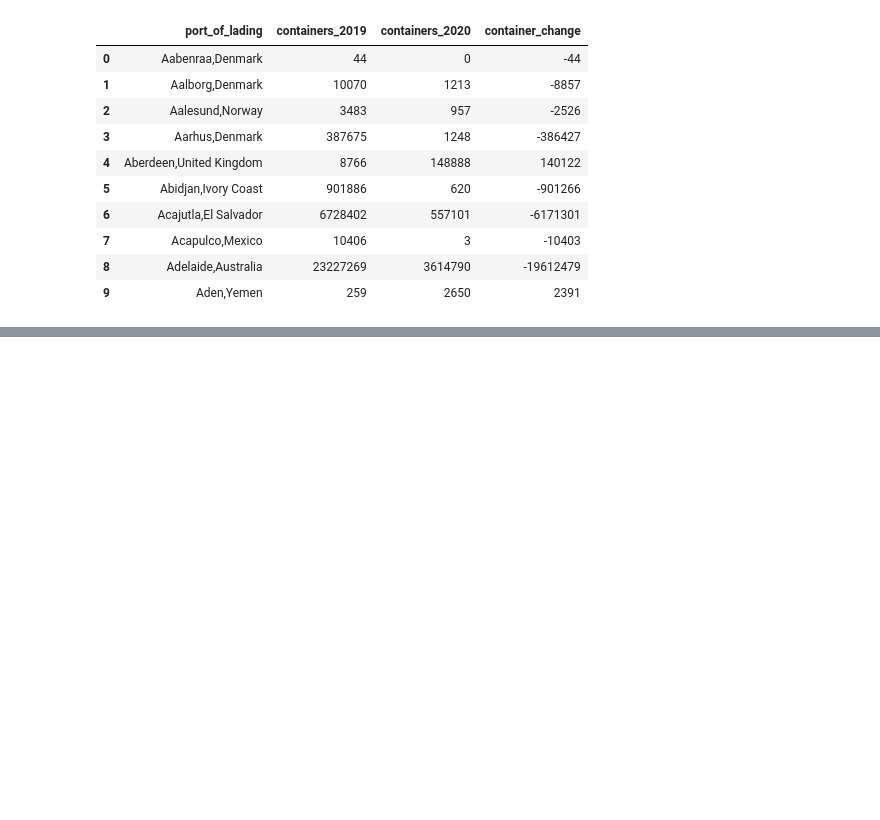
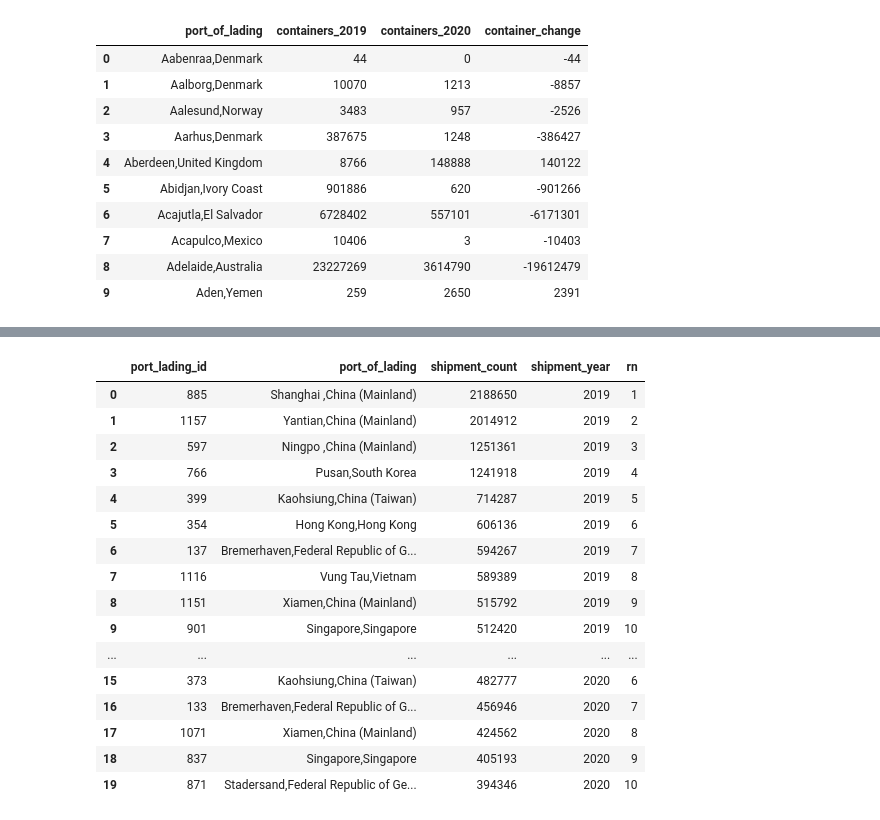
Before and after one commit to JaviMtz02/project1-bastion-analytics-etl-pipeline, a Jupyter notebook: Use Case Files/using_db.ipynb, the cells around one changed output, grey strips where cells are left out. Saved outputs shown, nothing was run; the diff lists cells and outputs as text; code cells hidden in the pictures; blank space fills up the shorter version.

```diff
--- a/Use Case Files/using_db.ipynb
+++ b/Use Case Files/using_db.ipynb
@@ -180,0 +208,28 @@ FROM
+# %%
+query = """
+SELECT *
+FROM TopPorts
+"""
+
+df = pd.read_sql(query,conn)
+# %%
+# Top exporters
+df
+# %% [output]
+|  | port_lading_id | port_of_lading | shipment_count | shipment_year | rn |
+| 0 | 885 | Shanghai ,China (Mainland) | 2188650 | 2019 | 1 |
+| 1 | 1157 | Yantian,China (Mainland) | 2014912 | 2019 | 2 |
+| 2 | 597 | Ningpo ,China (Mainland) | 1251361 | 2019 | 3 |
+| 3 | 766 | Pusan,South Korea | 1241918 | 2019 | 4 |
+| 4 | 399 | Kaohsiung,China (Taiwan) | 714287 | 2019 | 5 |
+| 5 | 354 | Hong Kong,Hong Kong | 606136 | 2019 | 6 |
+| 6 | 137 | Bremerhaven,Federal Republic of G... | 594267 | 2019 | 7 |
+| 7 | 1116 | Vung Tau,Vietnam | 589389 | 2019 | 8 |
+| 8 | 1151 | Xiamen,China (Mainland) | 515792 | 2019 | 9 |
+| 9 | 901 | Singapore,Singapore | 512420 | 2019 | 10 |
+| ... | ... | ... | ... | ... | ... |
+| 15 | 373 | Kaohsiung,China (Taiwan) | 482777 | 2020 | 6 |
+| 16 | 133 | Bremerhaven,Federal Republic of G... | 456946 | 2020 | 7 |
+| 17 | 1071 | Xiamen,China (Mainland) | 424562 | 2020 | 8 |
+| 18 | 837 | Singapore,Singapore | 405193 | 2020 | 9 |
+| 19 | 871 | Stadersand,Federal Republic of Ge... | 394346 | 2020 | 10 |
```
Also changed, not shown: parts of 5 cells of this notebook, 1 other file.
